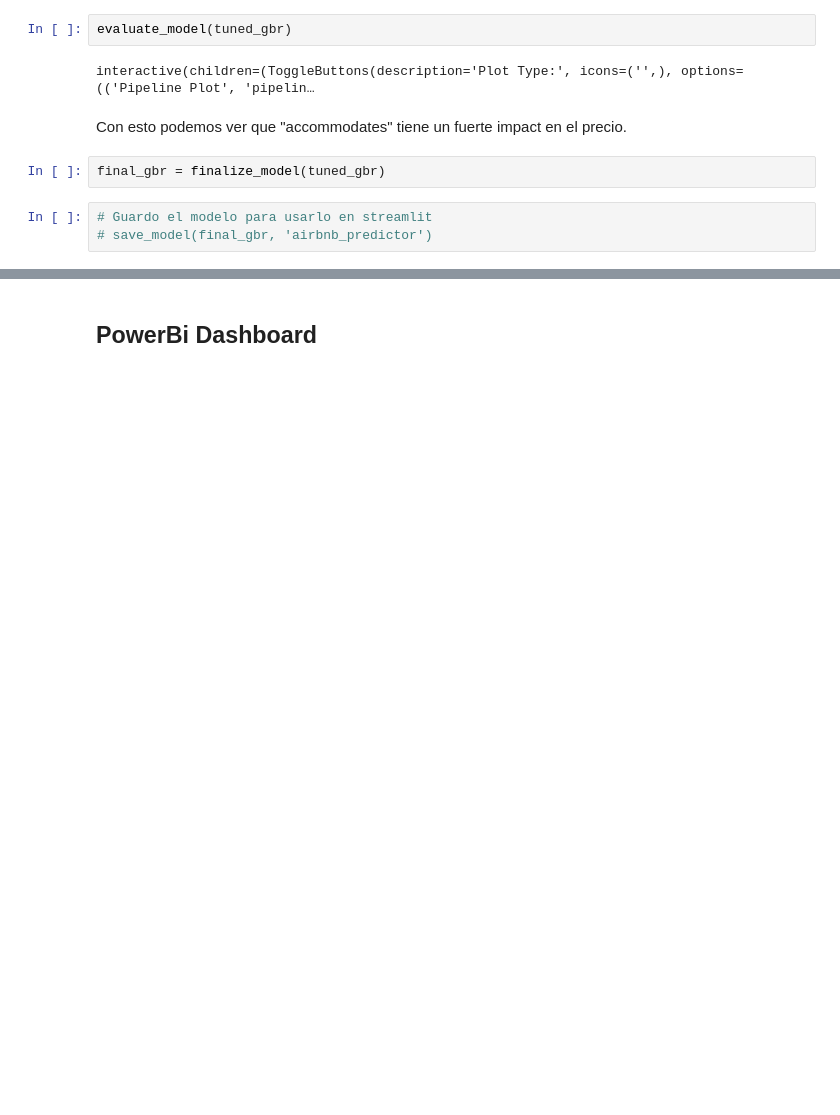
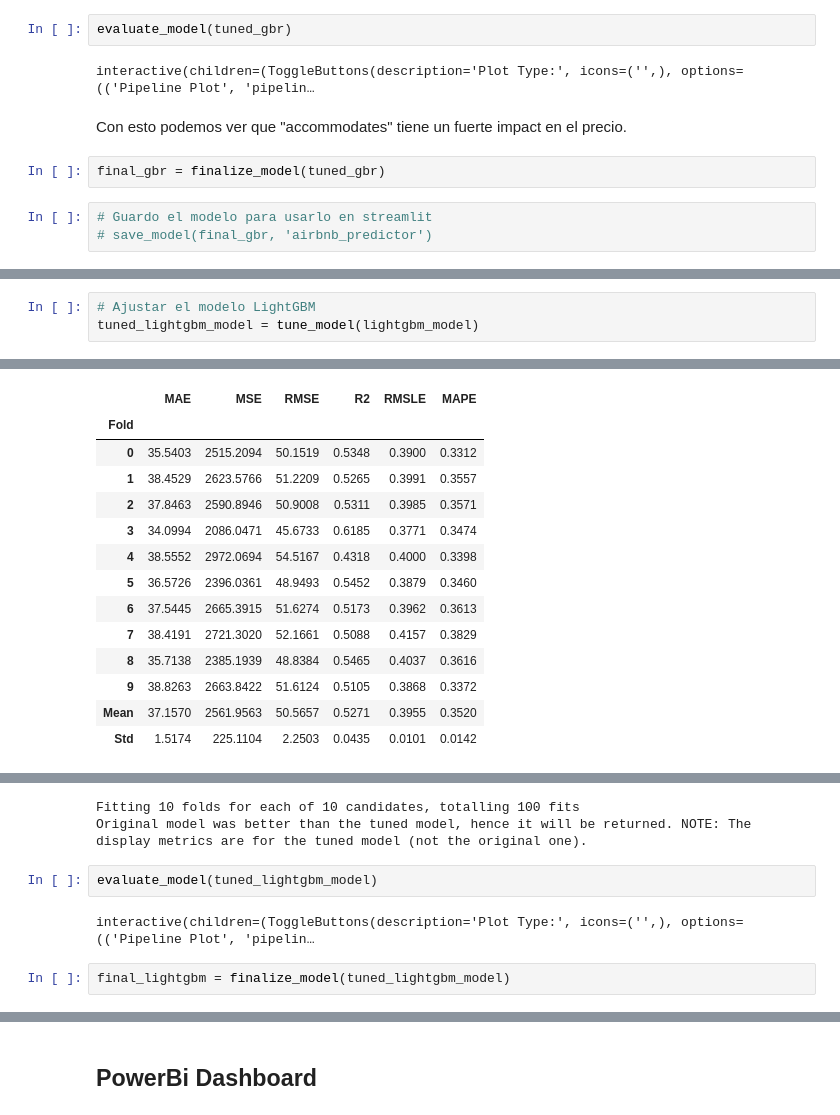
Before and after one commit to DaianaChichotky/Airbnb_Montreal, a Jupyter notebook: notebooks/Airbnb_Montreal.ipynb, the cells around one changed output, grey strips where cells are left out. Drawn from its saved outputs; the diff is of its cells as text; blank space fills up the shorter version.

```diff
--- a/notebooks/Airbnb_Montreal.ipynb
+++ b/notebooks/Airbnb_Montreal.ipynb
@@ -1574,0 +1803,4 @@ final_gbr = finalize_model(tuned_gbr)
+# %%
+# Ajustar el modelo LightGBM
+tuned_lightgbm_model = tune_model(lightgbm_model)
+# %% [output]
@@ -1574,0 +1808,14 @@ final_gbr = finalize_model(tuned_gbr)
+|  | MAE | MSE | RMSE | R2 | RMSLE | MAPE |
+| Fold |  |  |  |  |  |  |
+| 0 | 35.5403 | 2515.2094 | 50.1519 | 0.5348 | 0.3900 | 0.3312 |
+| 1 | 38.4529 | 2623.5766 | 51.2209 | 0.5265 | 0.3991 | 0.3557 |
+| 2 | 37.8463 | 2590.8946 | 50.9008 | 0.5311 | 0.3985 | 0.3571 |
+| 3 | 34.0994 | 2086.0471 | 45.6733 | 0.6185 | 0.3771 | 0.3474 |
+| 4 | 38.5552 | 2972.0694 | 54.5167 | 0.4318 | 0.4000 | 0.3398 |
+| 5 | 36.5726 | 2396.0361 | 48.9493 | 0.5452 | 0.3879 | 0.3460 |
+| 6 | 37.5445 | 2665.3915 | 51.6274 | 0.5173 | 0.3962 | 0.3613 |
+| 7 | 38.4191 | 2721.3020 | 52.1661 | 0.5088 | 0.4157 | 0.3829 |
+| 8 | 35.7138 | 2385.1939 | 48.8384 | 0.5465 | 0.4037 | 0.3616 |
+| 9 | 38.8263 | 2663.8422 | 51.6124 | 0.5105 | 0.3868 | 0.3372 |
+| Mean | 37.1570 | 2561.9563 | 50.5657 | 0.5271 | 0.3955 | 0.3520 |
+| Std | 1.5174 | 225.1104 | 2.2503 | 0.0435 | 0.0101 | 0.0142 |
@@ -1574,0 +1823,8 @@ final_gbr = finalize_model(tuned_gbr)
+Fitting 10 folds for each of 10 candidates, totalling 100 fits
+Original model was better than the tuned model, hence it will be returned. NOTE: The display metrics are for the tuned model (not the original one).
+# %%
+evaluate_model(tuned_lightgbm_model)
+# %% [output]
+interactive(children=(ToggleButtons(description='Plot Type:', icons=('',), options=(('Pipeline Plot', 'pipelin…
+# %%
+final_lightgbm = finalize_model(tuned_lightgbm_model)
```
Also changed, not shown: parts of 25 cells of this notebook.
